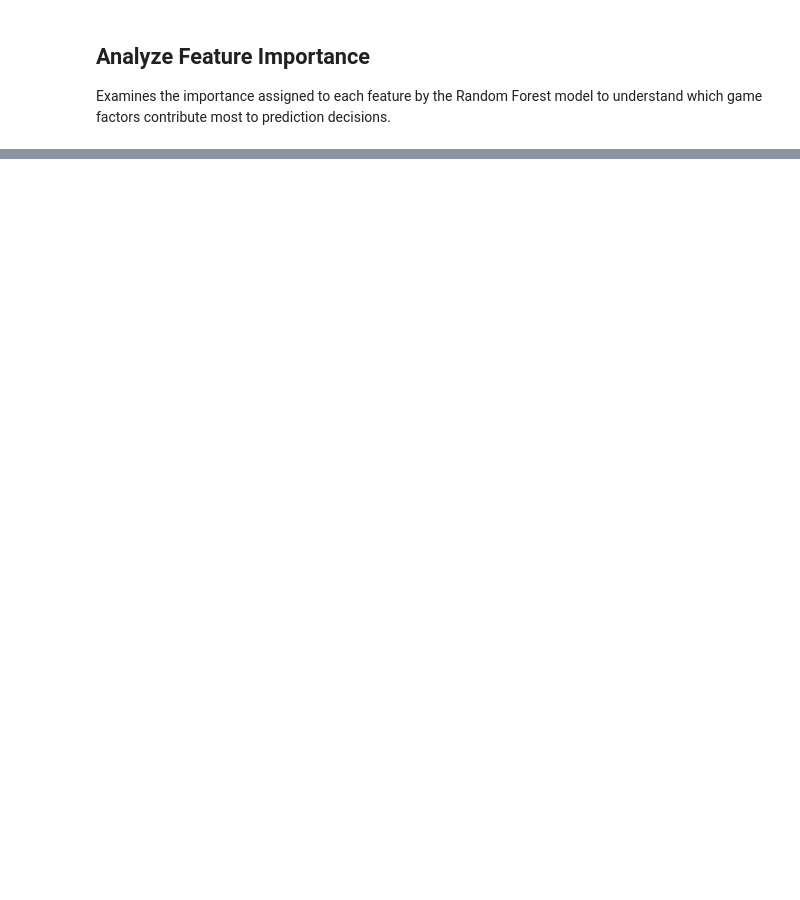
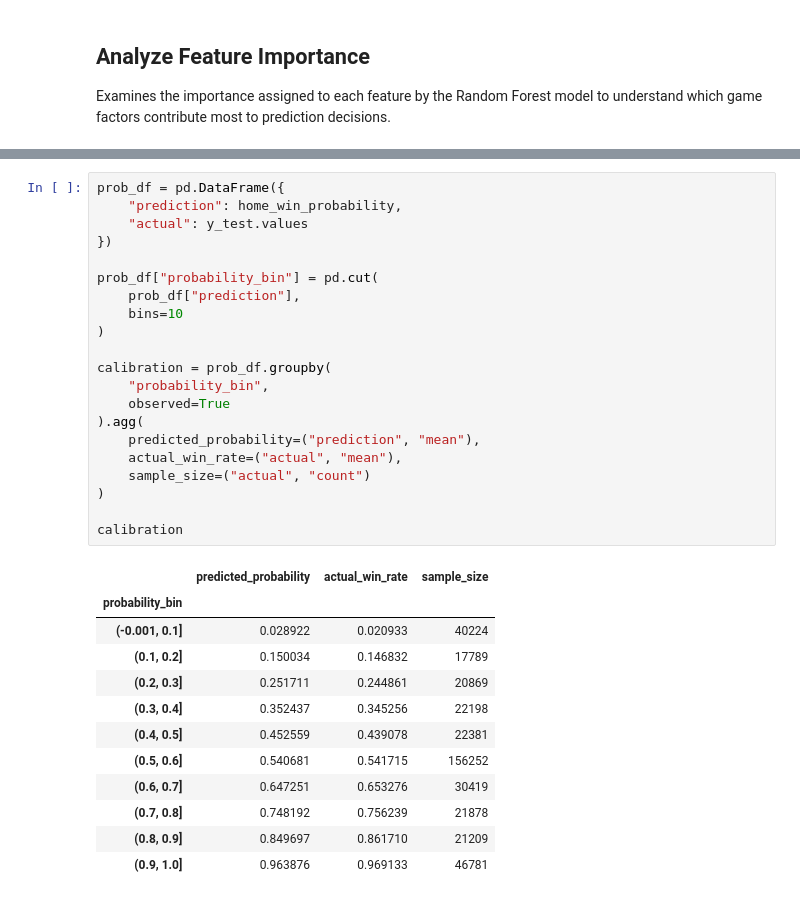
Before and after one commit to monish-3110/NBA-Win-Probability, a Jupyter notebook: notebooks/03_random_forest_model.ipynb, the cells around one changed output, grey strips where cells are left out. Drawn from its saved outputs; the diff is of its cells as text; blank space fills up the shorter version.

```diff
--- a/notebooks/03_random_forest_model.ipynb
+++ b/notebooks/03_random_forest_model.ipynb
@@ -148,0 +417,34 @@ Experiments with different Random Forest parameters, such as tree count and maxi
+# %%
+prob_df = pd.DataFrame({
+    "prediction": home_win_probability,
+    "actual": y_test.values
+})
+
+prob_df["probability_bin"] = pd.cut(
+    prob_df["prediction"],
+    bins=10
+)
+
+calibration = prob_df.groupby(
+    "probability_bin",
+    observed=True
+).agg(
+    predicted_probability=("prediction", "mean"),
+    actual_win_rate=("actual", "mean"),
+    sample_size=("actual", "count")
+)
+
+calibration
+# %% [output]
+|  | predicted_probability | actual_win_rate | sample_size |
+| probability_bin |  |  |  |
+| (-0.001, 0.1] | 0.028922 | 0.020933 | 40224 |
+| (0.1, 0.2] | 0.150034 | 0.146832 | 17789 |
+| (0.2, 0.3] | 0.251711 | 0.244861 | 20869 |
+| (0.3, 0.4] | 0.352437 | 0.345256 | 22198 |
+| (0.4, 0.5] | 0.452559 | 0.439078 | 22381 |
+| (0.5, 0.6] | 0.540681 | 0.541715 | 156252 |
+| (0.6, 0.7] | 0.647251 | 0.653276 | 30419 |
+| (0.7, 0.8] | 0.748192 | 0.756239 | 21878 |
+| (0.8, 0.9] | 0.849697 | 0.861710 | 21209 |
+| (0.9, 1.0] | 0.963876 | 0.969133 | 46781 |
```
Also changed, not shown: parts of 31 cells of this notebook, 3 other files.
